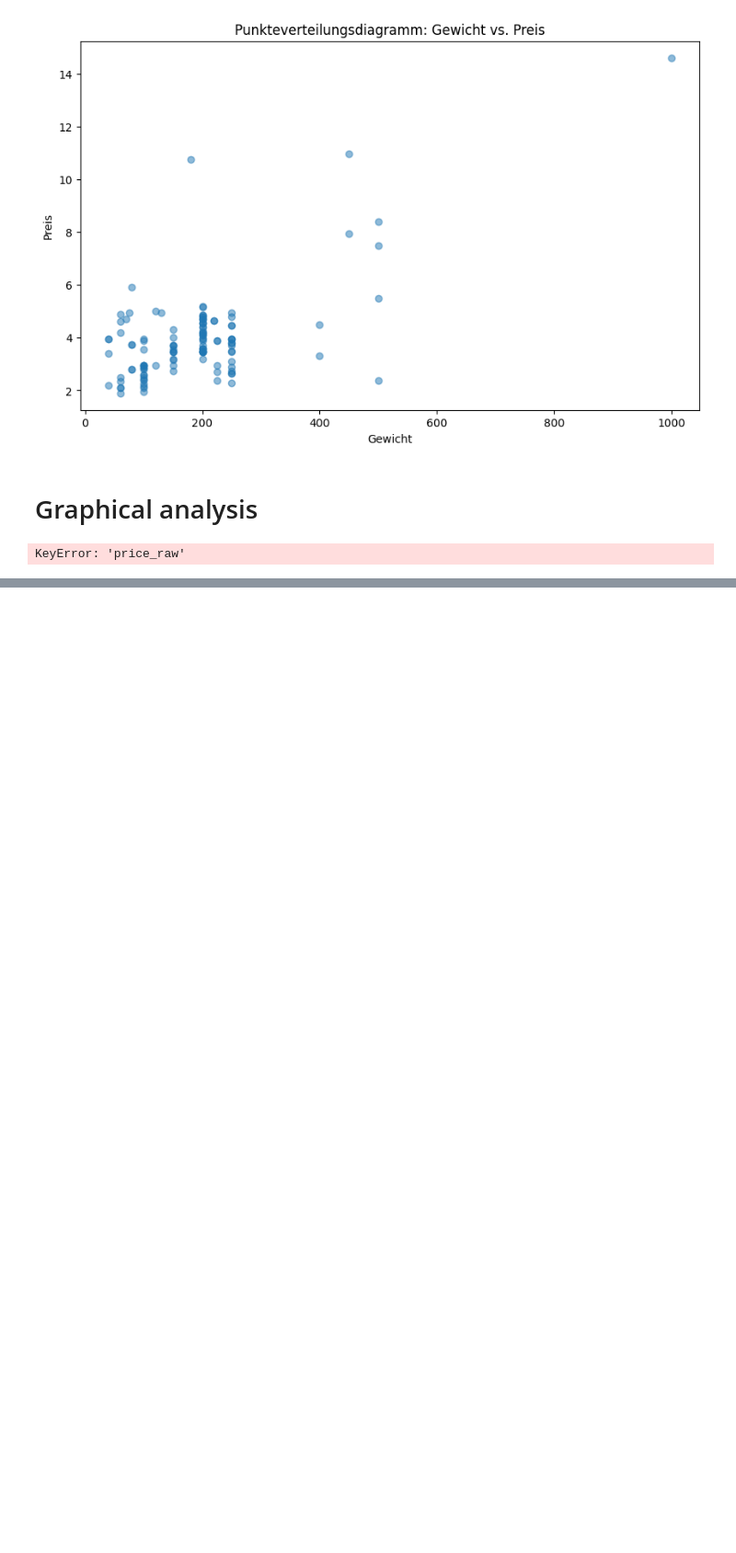
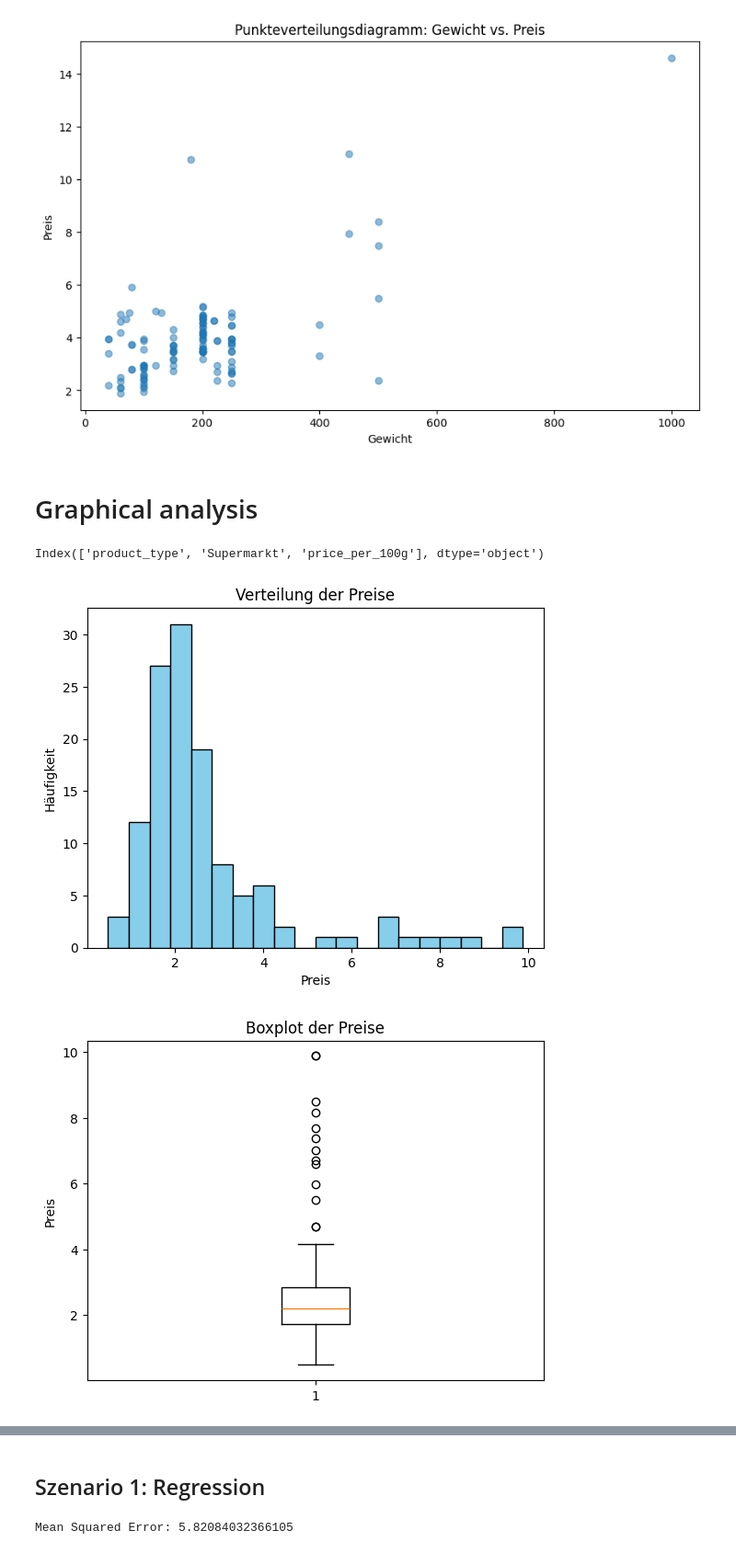
Before and after one commit to husicabe/groceries, a Jupyter notebook: EDA/EDA_Butter.ipynb, the cells around one changed output, grey strips where cells are left out. Shown: that part at 92% size. Cells and saved outputs as stored; diff of their text form; code cells hidden in the pictures; blank space fills up the shorter version.

```diff
--- a/EDA/EDA_Butter.ipynb
+++ b/EDA/EDA_Butter.ipynb
@@ -286,33 +288,36 @@ plt.show()
 # %% [markdown]
 # Graphical analysis
 # %%
-
+# Überprüfe die Spaltennamen im DataFrame
+print(df_all.columns)
 
 # Histogramm
-plt.hist(df_all['price_raw'], bins=20, color='skyblue', edgecolor='black')
+plt.hist(df_all['price_per_100g'], bins=20, color='skyblue', edgecolor='black')
 plt.xlabel('Preis')
 plt.ylabel('Häufigkeit')
 plt.title('Verteilung der Preise')
 plt.show()
 
 # Boxplot
-plt.boxplot(df_all['price_raw'])
+plt.boxplot(df_all['price_per_100g'])
 plt.ylabel('Preis')
 plt.title('Boxplot der Preise')
 plt.show()
 
 # Streudiagramm
-plt.scatter(df_all['weight_raw'], df_all['price_raw'], alpha=0.5, color='green')
-plt.xlabel('Gewicht')
+plt.scatter(df_all['product_type'], df_all['price_per_100g'], alpha=0.5, color='green')
+plt.xlabel('Produkttyp')
 plt.ylabel('Preis')
-plt.title('Streudiagramm: Gewicht vs. Preis')
+plt.title('Streudiagramm: Produkttyp vs. Preis')
 plt.show()
 
 # Balkendiagramm
 df_all['Supermarkt'].value_counts().plot(kind='bar', color='orange')
 plt.xlabel('Supermarkt')
 plt.ylabel('Anzahl Produkte')
 plt.title('Anzahl der Produkte pro Supermarkt')
 plt.show()
 # %% [output]
-KeyError: 'price_raw'
+Index(['product_type', 'Supermarkt', 'price_per_100g'], dtype='object')
+[figure, added]
+[figure, added]
@@ -318,0 +326,26 @@ KeyError: 'price_raw'
+# %% [markdown]
+## Szenario 1: Regression
+# %%
+from sklearn.model_selection import train_test_split
+from sklearn.linear_model import LinearRegression
+from sklearn.metrics import mean_squared_error
+
+# Annahme: 'weight_raw' als unabhängige Variable und 'price_per_100g' als abhängige Variable
+X = df[['weight_raw']]  # Merkmal
+y = df['price_per_100g']  # Zielvariable
+
+# Aufteilung in Trainings- und Testdaten
+X_train, X_test, y_train, y_test = train_test_split(X, y, test_size=0.2, random_state=42)
+
+# Linear Regression-Modell erstellen und trainieren
+model = LinearRegression()
+model.fit(X_train, y_train)
+
+# Vorhersagen für Testdaten
+y_pred = model.predict(X_test)
+
+# Bewertung des Modells
+mse = mean_squared_error(y_test, y_pred)
+print(f"Mean Squared Error: {mse}")
+# %% [output]
+Mean Squared Error: 5.82084032366105
```
Also changed, not shown: parts of 10 cells of this notebook, 3 other files.
